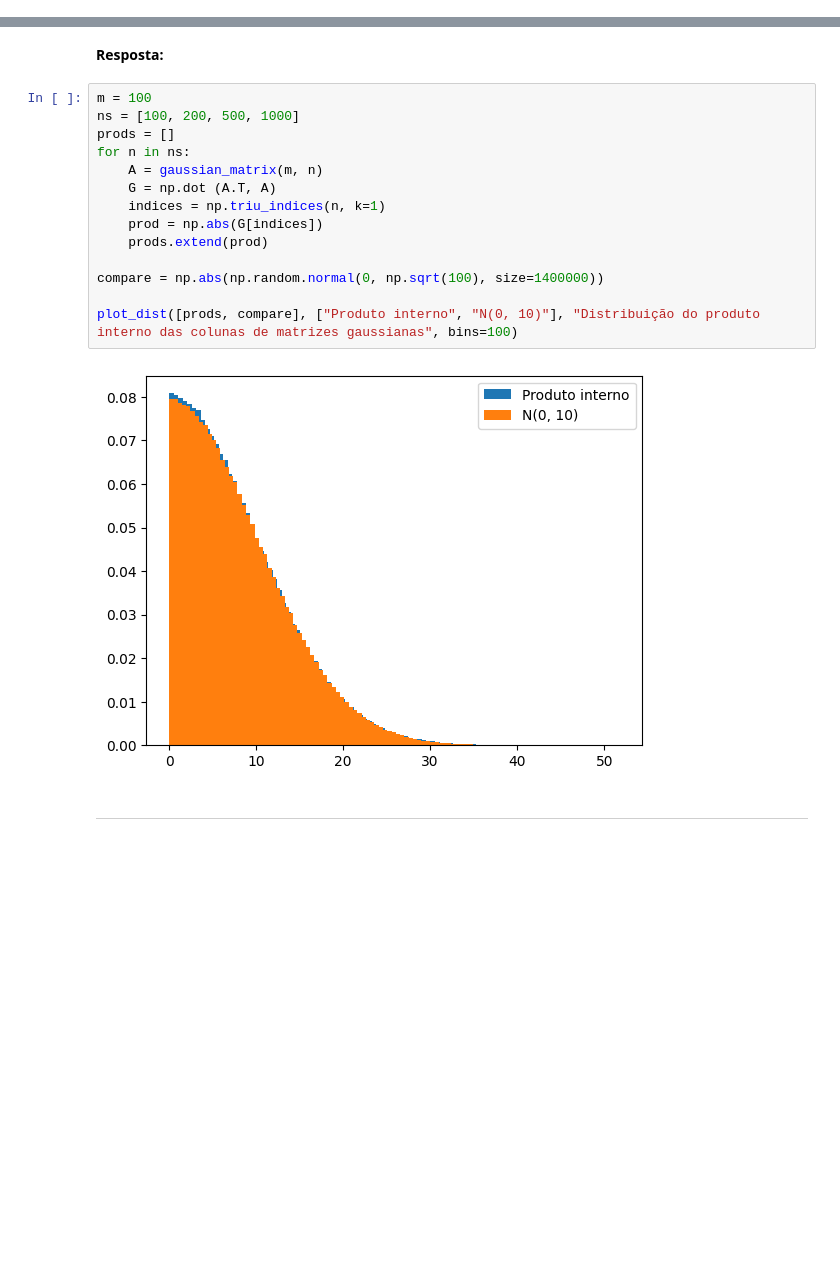
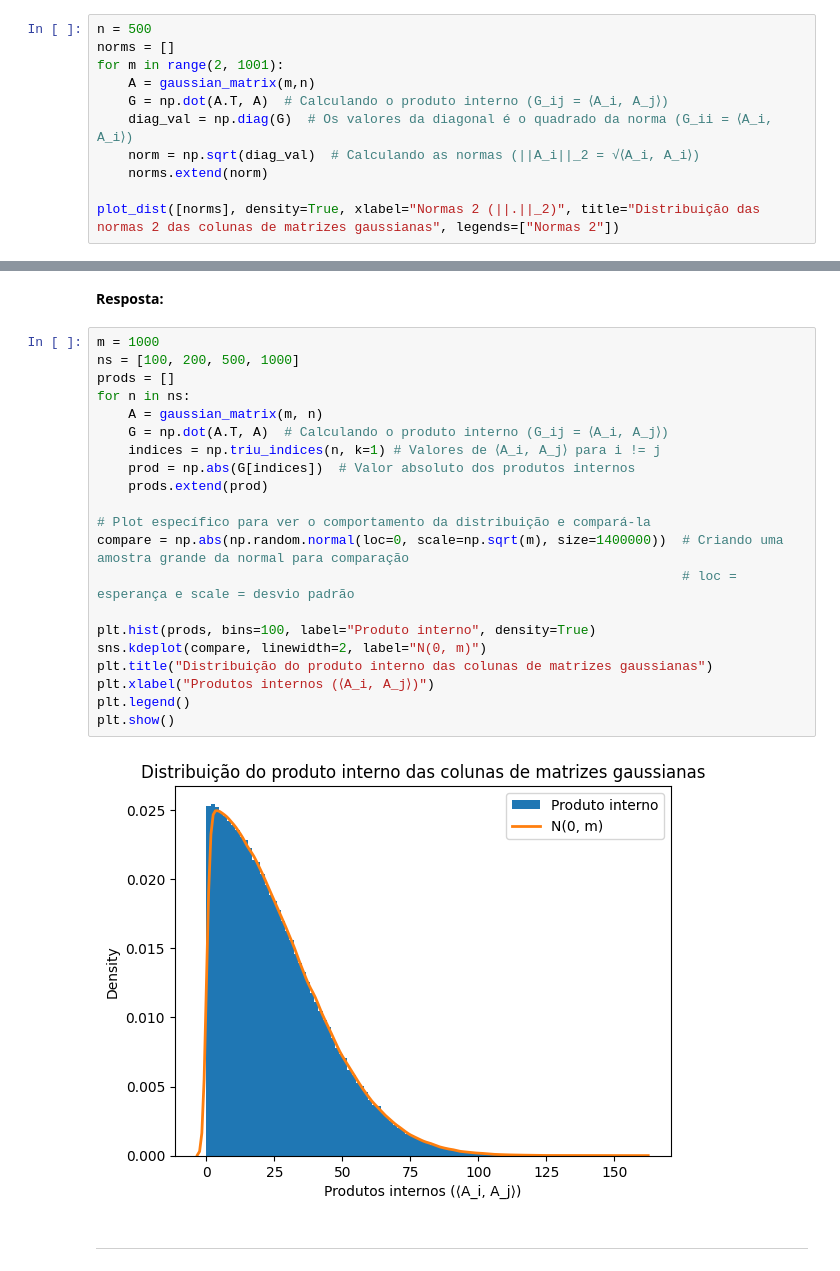
Before and after one commit to alexoliveiraFGV24/rand_nla, a Jupyter notebook: final/Projeto4.ipynb, the cells around one changed output, grey strips where cells are left out. Cells and saved outputs as stored; diff of their text form; blank space fills up the shorter version.

```diff
--- a/final/Projeto4.ipynb
+++ b/final/Projeto4.ipynb
@@ -83,5 +84,16 @@ plt.show()
 # %% [markdown]
 # AQUI TEM O GRÁFICO ANTIGO COM TODAS AS MATRIZES ACUMULADAS, TEM QUE CORRIGIR O TEXTO PRA PARTE ANTERIOR E O TEXTO ANTIGO COLOCA AQUI
+# %%
+n = 500
+norms = []
+for m in range(2, 1001):
+    A = gaussian_matrix(m,n)
+    G = np.dot(A.T, A)  # Calculando o produto interno (G_ij = ⟨A_i, A_j⟩)
+    diag_val = np.diag(G)  # Os valores da diagonal é o quadrado da norma (G_ii = ⟨A_i, A_i⟩)
+    norm = np.sqrt(diag_val)  # Calculando as normas (||A_i||_2 = √⟨A_i, A_i⟩)
+    norms.extend(norm)
+
+plot_dist([norms], density=True, xlabel="Normas 2 (||.||_2)", title="Distribuição das normas 2 das colunas de matrizes gaussianas", legends=["Normas 2"])
 # %% [markdown]
 ---
 # %% [markdown]
@@ -89,21 +101,28 @@ plt.show()
 # %% [markdown]
 **Resposta:**
 # %%
-m = 100
+m = 1000
 ns = [100, 200, 500, 1000]
 prods = []
 for n in ns:
     A = gaussian_matrix(m, n)
-    G = np.dot (A.T, A)
-    indices = np.triu_indices(n, k=1)
-    prod = np.abs(G[indices])
+    G = np.dot(A.T, A)  # Calculando o produto interno (G_ij = ⟨A_i, A_j⟩)
+    indices = np.triu_indices(n, k=1) # Valores de ⟨A_i, A_j⟩ para i != j
+    prod = np.abs(G[indices])  # Valor absoluto dos produtos internos
     prods.extend(prod)
 
-compare = np.abs(np.random.normal(0, np.sqrt(100), size=1400000))
+# Plot específico para ver o comportamento da distribuição e compará-la
+compare = np.abs(np.random.normal(loc=0, scale=np.sqrt(m), size=1400000))  # Criando uma amostra grande da normal para comparação
+                                                                           # loc = esperança e scale = desvio padrão
 
-plot_dist([prods, compare], ["Produto interno", "N(0, 10)"], "Distribuição do produto interno das colunas de matrizes gaussianas", bins=100)
+plt.hist(prods, bins=100, label="Produto interno", density=True)
+sns.kdeplot(compare, linewidth=2, label="N(0, m)")
+plt.title("Distribuição do produto interno das colunas de matrizes gaussianas")
+plt.xlabel("Produtos internos (⟨A_i, A_j⟩)")
+plt.legend()
+plt.show()
 # %% [output]
-[figure, old version]
+[figure, new version]
 # %% [markdown]
 ---
 # %% [markdown]
```
Also changed, not shown: parts of 3 cells of this notebook.
